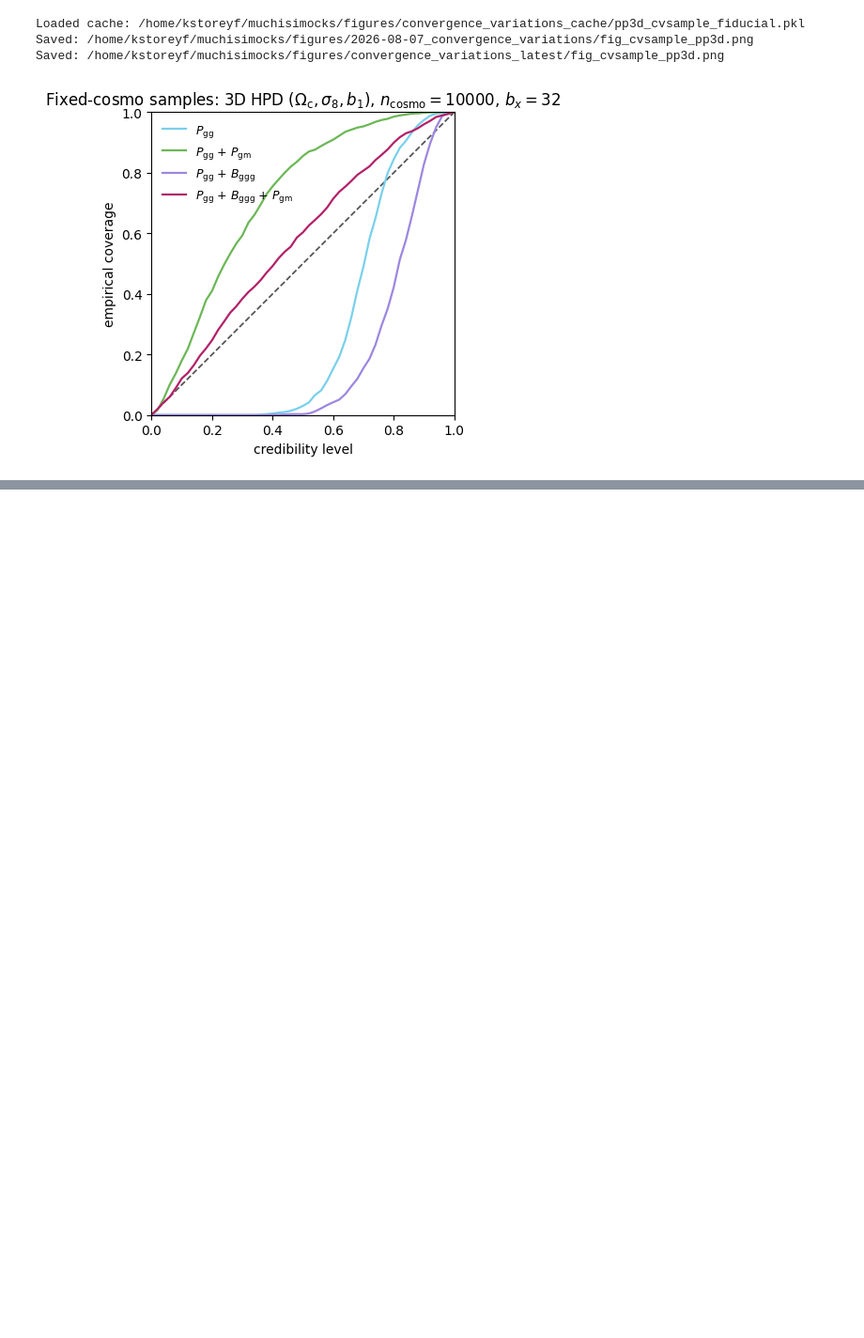
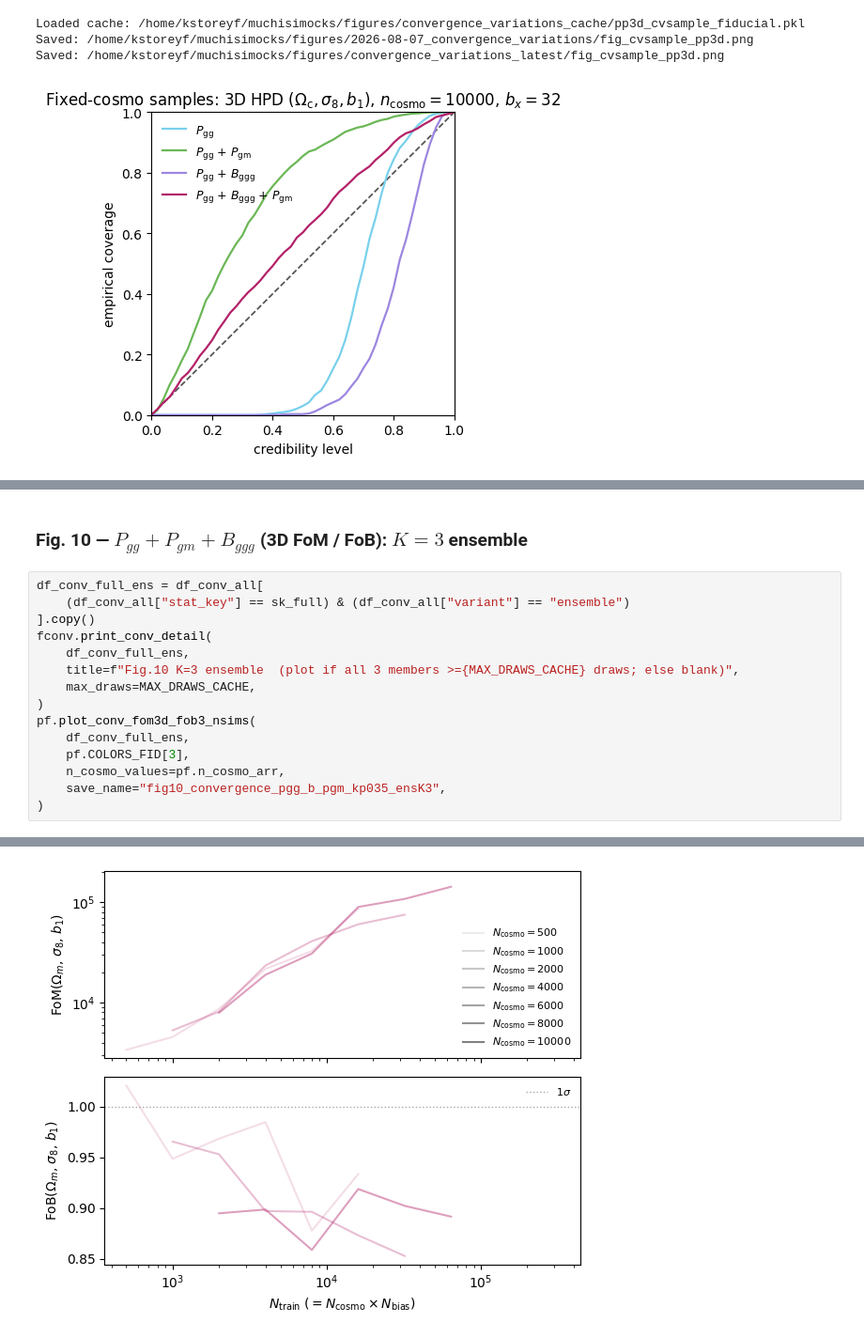
Before and after one commit to kstoreyf/muchisimocks, a Jupyter notebook: notebooks/2026-08-07_convergence_variations.ipynb, the cells around one changed output, grey strips where cells are left out. Shown at 94% size. Drawn from its saved outputs; the diff is of its cells as text; blank space fills up the shorter version.

```diff
--- a/notebooks/2026-08-07_convergence_variations.ipynb
+++ b/notebooks/2026-08-07_convergence_variations.ipynb
@@ -1284,0 +1455,18 @@ Saved: /home/kstoreyf/muchisimocks/figures/convergence_variations_latest/fig_cvs
+# %% [markdown]
+### Fig. 10 — $P_{gg}+P_{gm}+B_{ggg}$ (3D FoM / FoB): $K{=}3$ ensemble
+# %%
+df_conv_full_ens = df_conv_all[
+    (df_conv_all["stat_key"] == sk_full) & (df_conv_all["variant"] == "ensemble")
+].copy()
+fconv.print_conv_detail(
+    df_conv_full_ens,
+    title=f"Fig.10 K=3 ensemble  (plot if all 3 members >={MAX_DRAWS_CACHE} draws; else blank)",
+    max_draws=MAX_DRAWS_CACHE,
+)
+pf.plot_conv_fom3d_fob3_nsims(
+    df_conv_full_ens,
+    pf.COLORS_FID[3],
+    n_cosmo_values=pf.n_cosmo_arr,
+    save_name="fig10_convergence_pgg_b_pgm_kp035_ensK3",
+)
+# %% [output]
@@ -1284,0 +1490 @@ Saved: /home/kstoreyf/muchisimocks/figures/convergence_variations_latest/fig_cvs
+[figure, added]
```
Also changed, not shown: parts of 29 cells of this notebook, 10 other files.
